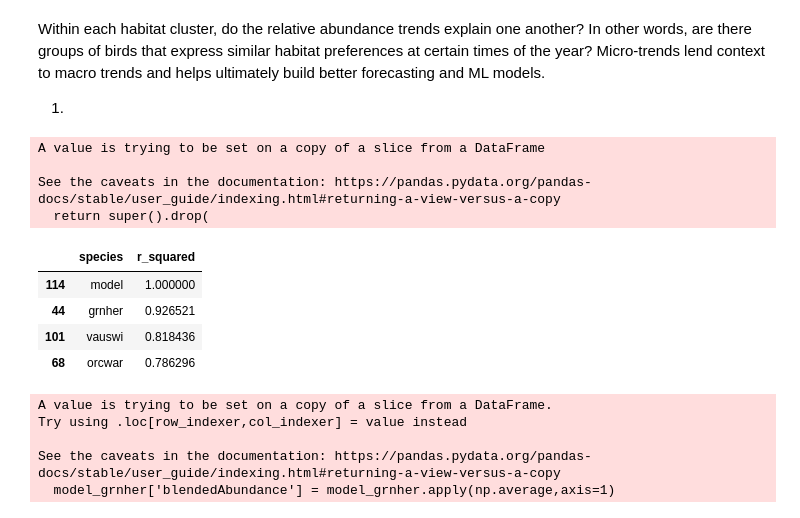
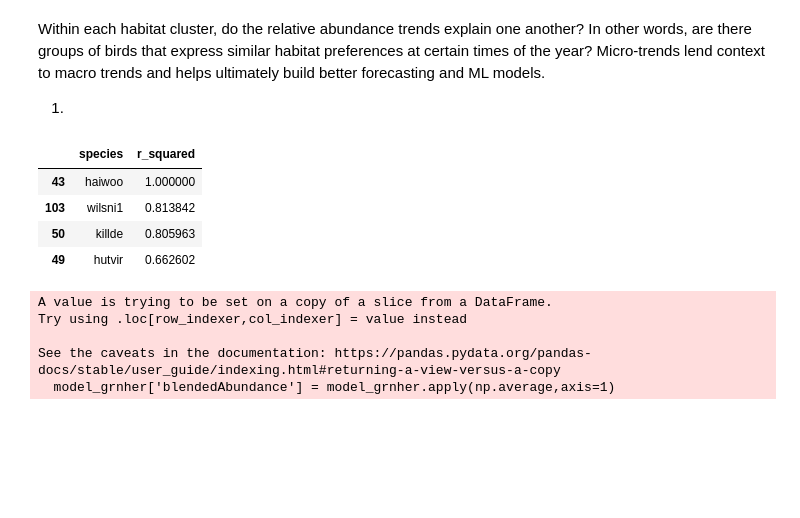
Before and after one commit to Tanag3r/trailheadDirect_birds, a Jupyter notebook: trailheadHabitat_analysis.ipynb, the cells around one changed output. Saved outputs shown, nothing was run; the diff lists cells and outputs as text; code cells hidden in the pictures; blank space fills up the shorter version.

Commit message:
habitat analysis WIP

```diff
--- a/trailheadHabitat_analysis.ipynb
+++ b/trailheadHabitat_analysis.ipynb
@@ -158,4 +163,5 @@ def kmeans_habitat(cnx,distinctHabitats: int):
         raise kmeansExc
     return habitatFrame
 # %%
-habitat = kmeans_habitat(cnx=connectDB(),distinctHabitats=8)
+habitat = kmeans_habitat(cnx=connectDB(),distinctHabitats=10)
+habitat
@@ -161,0 +186,4 @@ habitat = kmeans_habitat(cnx=connectDB(),distinctHabitats=8)
+# %%
+habitat_one = habitat[habitat['clusterLabel']==1]
+loclist_one = list(habitat_one['locId'])
+habitat_one
@@ -161,0 +201,2 @@ habitat = kmeans_habitat(cnx=connectDB(),distinctHabitats=8)
+# %%
+habOne_abundance = wklyAbd_selectLocId(locIdList=loclist_one)
@@ -170,13 +216,6 @@ Within each habitat cluster, do the relative abundance trends explain one anothe
 ##TODO #81 write a function that tests the fit of each species' observerd smoothed relative abundance against each model, then returns a model
 
 #winter abundance model
-# %%
-allBirds = weeklyAbundance()
-# %% [output]
-A value is trying to be set on a copy of a slice from a DataFrame
-
-See the caveats in the documentation: https://pandas.pydata.org/pandas-docs/stable/user_guide/indexing.html#returning-a-view-versus-a-copy
-  return super().drop(
 # %%
 methods = [{'method':'cubic','order':3},
 {'method':'cubic','order':5},
@@ -199,14 +238,14 @@ def build_abundanceModels(allBirds: pd.DataFrame, methods: list)
 # %%
 #interpolation testing
 ##TODO #87 turn block into a function that takes relative abundance values as and returns a list of like birds with the best interpolation method as an r2 score
-
+allBirds = habOne_abundance
 speciesKeys = allBirds.drop_duplicates(subset=['speciesCode'])
 helpList = []
 weekSeries = pd.DataFrame(range(1,53),columns=['week'])
 for speciesCode in speciesKeys.itertuples():
     winterGuy = allBirds[allBirds['speciesCode']== speciesCode.speciesCode].reset_index()
     winterGuy = winterGuy[['obsDt_week','relativeAbundance']].set_index('obsDt_week')
-    winterGuy = winterGuy.interpolate(method='cubic',order=5,limit=4,limit_direction='both')
+    winterGuy = winterGuy.interpolate(method='polynomial',order=7,limit=5,limit_direction='both')
 #normalize
     winterGuy_max = winterGuy['relativeAbundance'].max()
     winterGuy_min = winterGuy['relativeAbundance'].min()
@@ -217,23 +256,23 @@ for speciesCode in speciesKeys.itertuples():
 results = pd.concat(helpList,axis=1)
 results = results.fillna(value=0,axis=0)
 #results = results.fillna(method='ffill',axis=0)
-results['model'] = results[['grnher','vauswi','orcwar']].apply(np.average,axis=1)
+#results['model'] = results[['grnher','vauswi','orcwar']].apply(np.average,axis=1)
 
 ##goal output for this function is a dictionary:
 #goals = ({'leadSpecies':'pasfly','method':'polynomial','order':3,'explains':[{'btywar':-1.059640118399928},{'rufhum':-0.04706819541929441},{'warvir':0.4480046324671728}]})
 # %%
-fit = [(species,r2_score(results.model,results[species])) for species in list(results)]
+fit = [(species,r2_score(results.haiwoo,results[species])) for species in list(results)]
 fit_df = pd.DataFrame(np.array(fit),columns=['species','r_squared'])
 fit_df.sort_values(by='r_squared',ascending=False,inplace=True)
 fit_df['r_squared'] = fit_df['r_squared'].astype('float64')
 fit_df = fit_df[fit_df['r_squared'] > 0.65]
 fit_df
 # %% [output]
 |  | species | r_squared |
-| 114 | model | 1.000000 |
-| 44 | grnher | 0.926521 |
-| 101 | vauswi | 0.818436 |
-| 68 | orcwar | 0.786296 |
+| 43 | haiwoo | 1.000000 |
+| 103 | wilsni1 | 0.813842 |
+| 50 | killde | 0.805963 |
+| 49 | hutvir | 0.662602 |
 # %%
 model_grnher = results[['grnher','vauswi','orcwar']]
 model_grnher['blendedAbundance'] = model_grnher.apply(np.average,axis=1)
```
Also changed, not shown: parts of 4 cells of this notebook.
